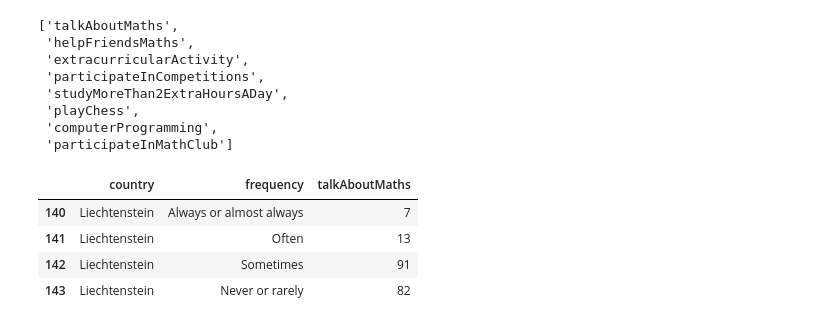
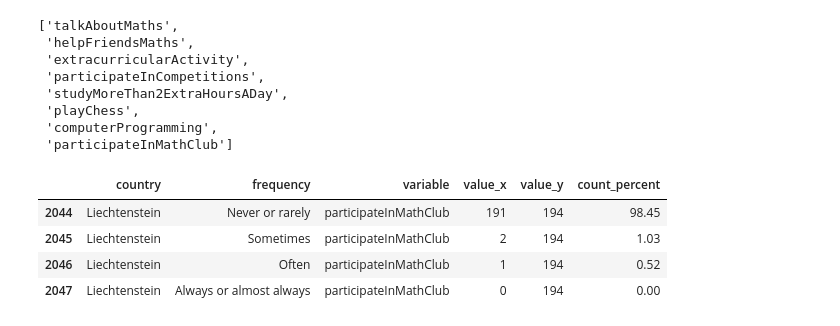
Before and after one commit to brunoassisp/PISA-Data-Viz-project, a Jupyter notebook: PISA_EDA.ipynb, the cells around one changed output. Drawn from its saved outputs; the diff is of its cells as text; code cells hidden in the pictures.

```diff
--- a/PISA_EDA.ipynb
+++ b/PISA_EDA.ipynb
@@ -175,16 +175,6 @@ df_student_behavior.columns[8:].tolist()
  'playChess',
  'computerProgramming',
  'participateInMathClub']
-# %%
-df_ = get_variable_frequency(df_student_behavior, 'talkAboutMaths')
-
-df_[df_['country'].str.contains('Lie')]
-# %% [output]
-|  | country | frequency | talkAboutMaths |
-| 140 | Liechtenstein | Always or almost always | 7 |
-| 141 | Liechtenstein | Often | 13 |
-| 142 | Liechtenstein | Sometimes | 91 |
-| 143 | Liechtenstein | Never or rarely | 82 |
 # %%
 var_list = df_student_behavior.columns[8:].tolist()
 
@@ -197,6 +187,14 @@ total_freq_per_country_var = df_melt.groupby(['country', 'variable'], as_index=F
 df_proportion = df_melt.merge(total_freq_per_country_var, on=['country', 'variable'], how='inner')
 df_proportion['count_percent'] = (df_proportion['value_x'] * 1. / df_proportion['value_y']) * 100
 df_proportion['count_percent'] = df_proportion['count_percent'].astype(float).round(2)
+# %%
+df_proportion[(df_proportion['country'] == 'Liechtenstein') & (df_proportion['variable'] == 'participateInMathClub')]
+# %% [output]
+|  | country | frequency | variable | value_x | value_y | count_percent |
+| 2044 | Liechtenstein | Never or rarely | participateInMathClub | 191 | 194 | 98.45 |
+| 2045 | Liechtenstein | Sometimes | participateInMathClub | 2 | 194 | 1.03 |
+| 2046 | Liechtenstein | Often | participateInMathClub | 1 | 194 | 0.52 |
+| 2047 | Liechtenstein | Always or almost always | participateInMathClub | 0 | 194 | 0.00 |
 # %%
 g = sns.factorplot(x='frequency', y='count_percent', hue='variable',
                    col='country', data=df_proportion, col_wrap=5, size=3, aspect=1)
```
Also changed, not shown: parts of 3 cells of this notebook, 1 other file.
